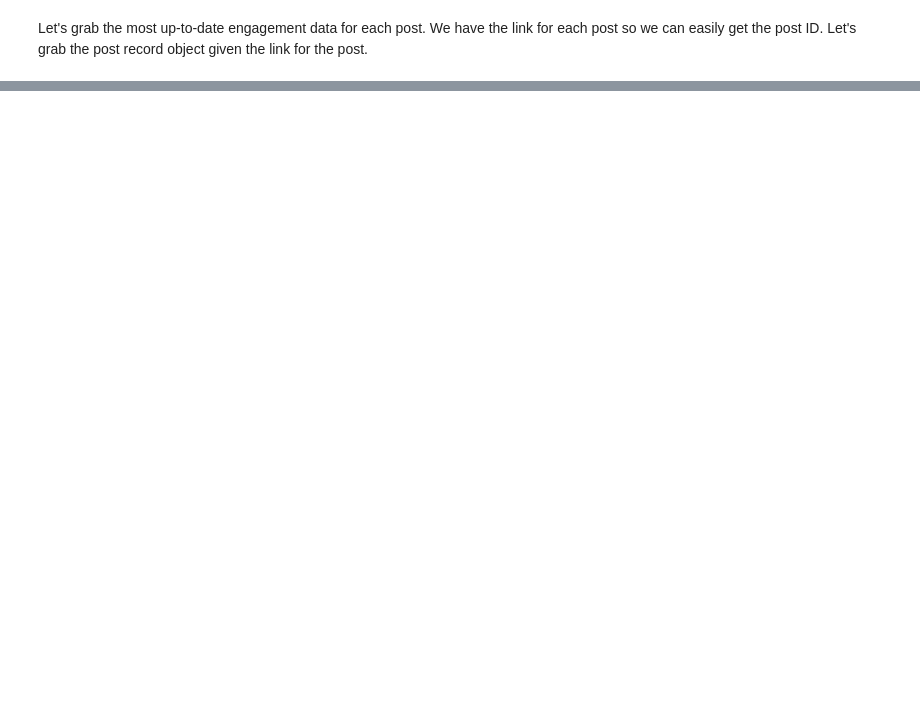
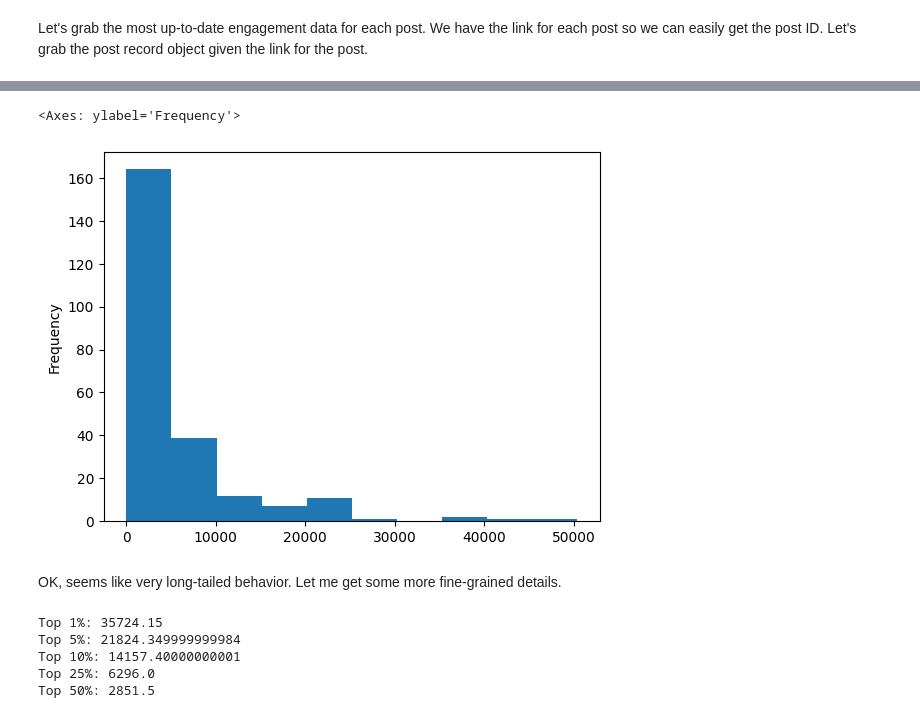
Before and after one commit to METResearchGroup/bluesky-research, a Jupyter notebook: services/rank_posts/rank_posts.ipynb, the cells around one changed output, grey strips where cells are left out. Cells and saved outputs as stored; diff of their text form; code cells hidden in the pictures; blank space fills up the shorter version.

Commit message:
first pass rank posts

```diff
--- a/services/rank_posts/rank_posts.ipynb
+++ b/services/rank_posts/rank_posts.ipynb
@@ -175,0 +347,17 @@ noncivic_posts_dicts = noncivic_posts.to_dict(orient='records')
+# %%
+links = bluesky_pilot_posts_df["link"].tolist()
+# %%
+author_did_to_profile: dict[str, dict] = {}
+# %%
+# ~6 minutes for 300 posts
+for link in links:
+    author_and_post_id: dict = get_author_handle_and_post_id_from_link(link)
+    author_did: str = get_author_did_from_handle(author_and_post_id["author"])
+    if author_did in author_did_to_profile:
+        continue
+    try:
+        author_profile = get_author_profile_from_link(link)
+        author_did_to_profile[author_did] = author_profile.__dict__
+    except Exception as e:
+        print(f"Unable to get author profile for {author_did}: {e}")
+        continue
@@ -175,0 +368,2 @@ noncivic_posts_dicts = noncivic_posts.to_dict(orient='records')
+# %%
+pilot_post_authors_df = pd.DataFrame(author_did_to_profile.values())
@@ -175,0 +389,8 @@ noncivic_posts_dicts = noncivic_posts.to_dict(orient='records')
+# %%
+# plot histogram of posts_count
+pilot_post_authors_df["posts_count"].plot.hist()
+# %% [output]
+<Axes: ylabel='Frequency'>
+[figure, added]
+# %% [markdown]
+OK, seems like very long-tailed behavior. Let me get some more fine-grained details.
@@ -175,0 +412,12 @@ noncivic_posts_dicts = noncivic_posts.to_dict(orient='records')
+# %%
+print(f"Top 1%: {top_1_percent_post_count}")
+print(f"Top 5%: {top_5_percent_post_count}")
+print(f"Top 10%: {top_10_percent_post_count}")
+print(f"Top 25%: {top_25_percent_post_count}")
+print(f"Top 50%: {top_50_percent_post_count}")
+# %% [output]
+Top 1%: 35724.15
+Top 5%: 21824.349999999984
+Top 10%: 14157.40000000001
+Top 25%: 6296.0
+Top 50%: 2851.5
```
Also changed, not shown: parts of 118 cells of this notebook, 7 other files.
